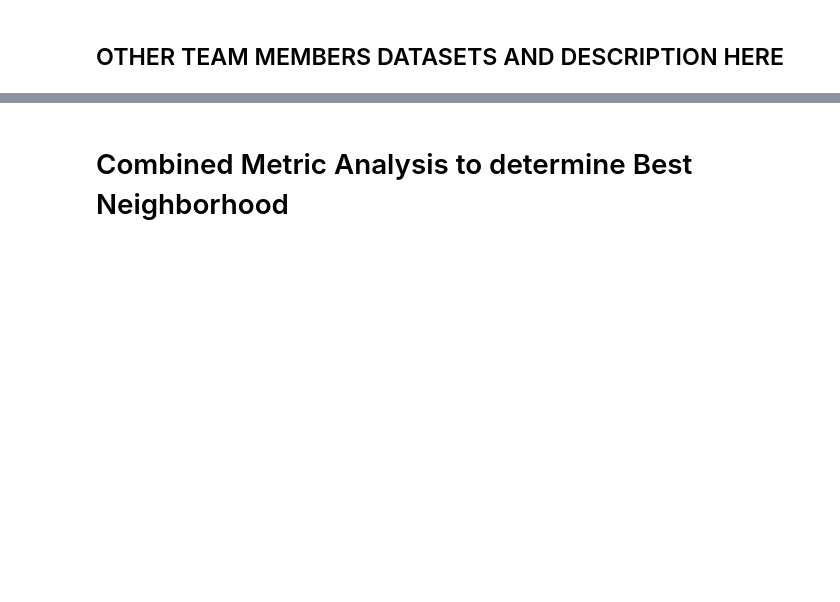
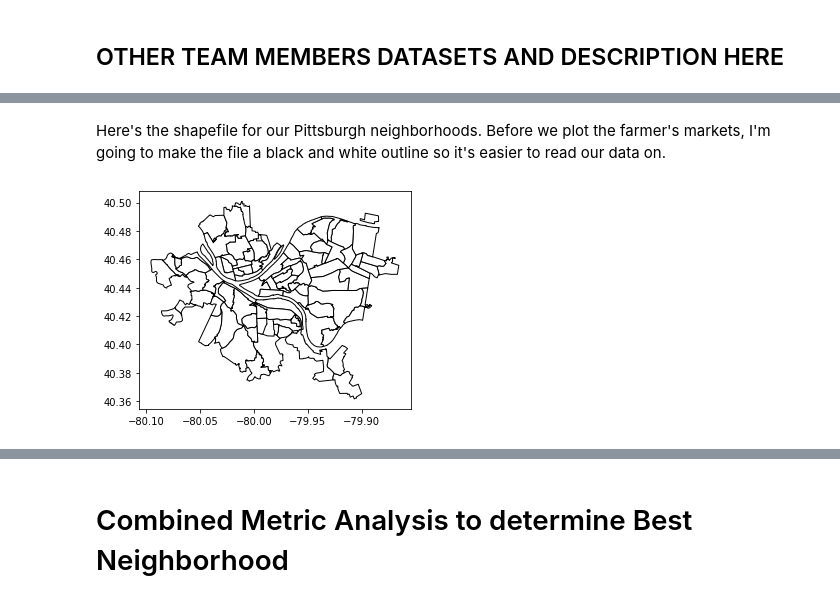
Before and after one commit to ljablunovsky/Spring-2022-CMPINF-0010-Final-Project-Notebook-, a Jupyter notebook: Combined-Final-Notebook.ipynb, the cells around one changed output, grey strips where cells are left out. Cells and saved outputs as stored; diff of their text form; code cells hidden in the pictures; blank space fills up the shorter version.

```diff
--- a/Combined-Final-Notebook.ipynb
+++ b/Combined-Final-Notebook.ipynb
@@ -18,0 +47,11 @@ All of our datasets come from the WPRDC website. For the nutrition metric, Laure
+# %% [markdown]
+Here's the shapefile for our Pittsburgh neighborhoods. Before we plot the farmer's markets, I'm going to make the file a black and white outline so it's easier to read our data on.
+# %%
+neighborhoods = geopandas.read_file("Neighborhoods/Neighborhoods_.shp") # read in the shapefile
+import matplotlib.pyplot as plt
+fig, ax = plt.subplots()
+ax.set_aspect('equal')
+neighborhoods.plot(ax=ax, color="white", edgecolor='black')
+plt.show()
+# %% [output]
+[figure, added]
```
Also changed, not shown: parts of 26 cells of this notebook.
